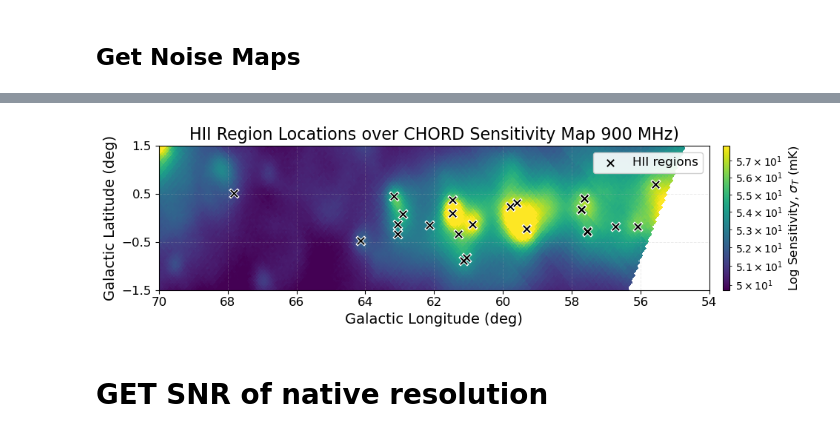
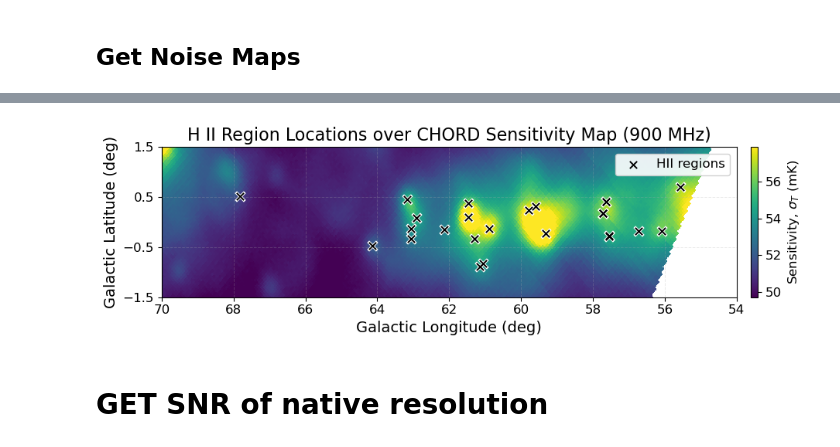
Before and after one commit to DuncanCSt/CHORD_Sensitivity, a Jupyter notebook: notebooks/SIGGMA/SIGGMA_analysis.ipynb, the cells around one changed output, grey strips where cells are left out. Drawn from its saved outputs; the diff is of its cells as text; code cells hidden in the pictures.

```diff
--- a/notebooks/SIGGMA/SIGGMA_analysis.ipynb
+++ b/notebooks/SIGGMA/SIGGMA_analysis.ipynb
@@ -581,7 +578,7 @@ im = ax.imshow(
     extent=extent,
     aspect="auto",
     cmap="viridis",
-    norm=LogNorm(vmin=vmin, vmax=vmax),
+    vmin=vmin, vmax=vmax,
     interpolation="nearest"
 )
 
@@ -597,36 +594,36 @@ ax.scatter(
 )
 ax.scatter(
     H2_regions_check["GLON"],
     H2_regions_check["GLAT"],
     marker="x",
     s=45,
     c="black",
     linewidths=1.4,
     label="HII regions"
 )
 
 # Axis labels/ticks for thesis quality
 ax.set_xlabel(r"Galactic Longitude (deg)", fontsize=14)
 ax.set_ylabel(r"Galactic Latitude (deg)", fontsize=14)
-ax.set_title(f"HII Region Locations over CHORD Sensitivity Map 900 MHz)", fontsize=16)
+ax.set_title(f"H II Region Locations over CHORD Sensitivity Map (900 MHz)", fontsize=16)
 
 ax.set_xlim(lonra[1], lonra[0])
 ax.set_ylim(latra[0], latra[1])
 ax.set_xticks(np.arange(lonra[1], lonra[0]-1, -2))
 ax.set_yticks(np.arange(latra[0], latra[1]+0.1, 1))
 ax.tick_params(labelsize=12)
 ax.grid(alpha=0.25, linestyle="--", linewidth=0.7)
 
 cbar = fig.colorbar(im, ax=ax, pad=0.02)
-cbar.set_label(r"Log Sensitivity, $\sigma_T$ (mK)", fontsize=12)
+cbar.set_label(r"Sensitivity, $\sigma_T$ (mK)", fontsize=12)
 cbar.ax.tick_params(labelsize=12)
 
 ax.legend(loc="upper right", fontsize=12, framealpha=0.9)
 plt.tight_layout()
 plt.savefig("../../thesis/plots/siggma/hii_regions_over_chord_sensitivity.png", dpi=150, bbox_inches="tight")
 plt.show()
 # %% [output]
-[figure, old version]
+[figure, new version]
 # %% [markdown]
 # GET SNR of native resolution
 # %%
```
Also changed, not shown: parts of 10 cells of this notebook, 50 other files.
